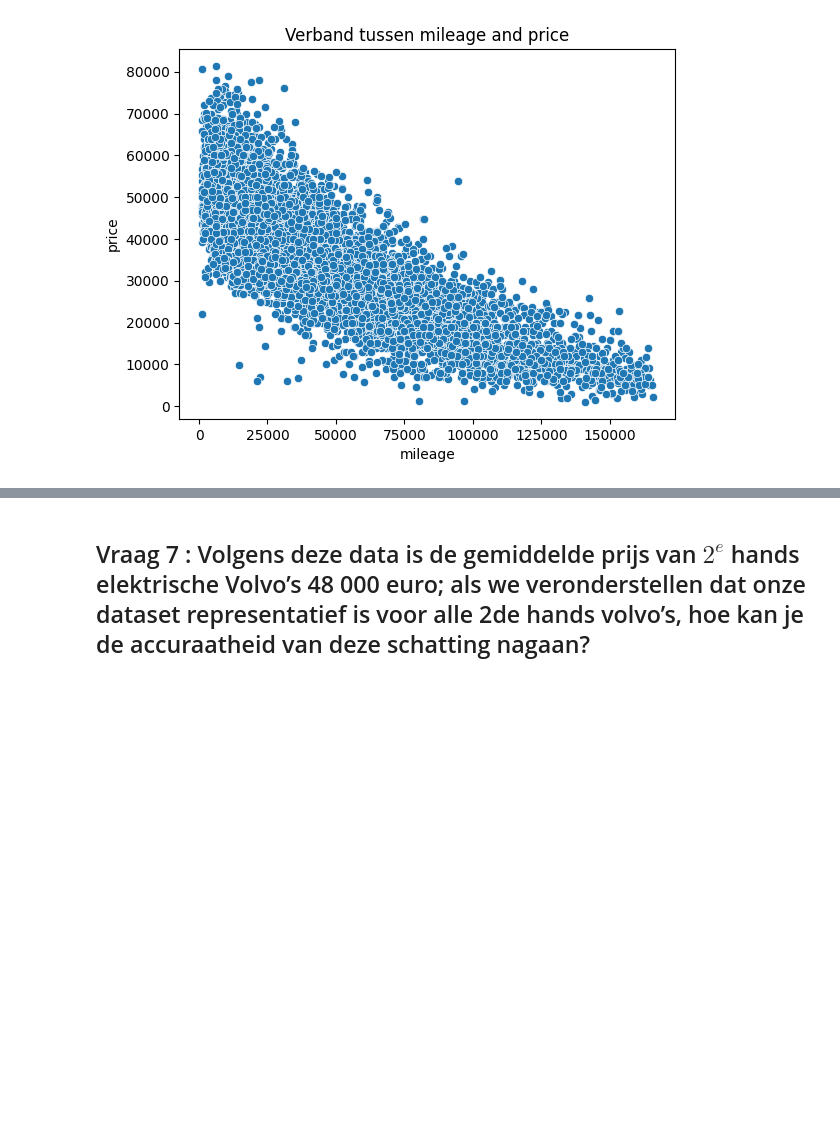
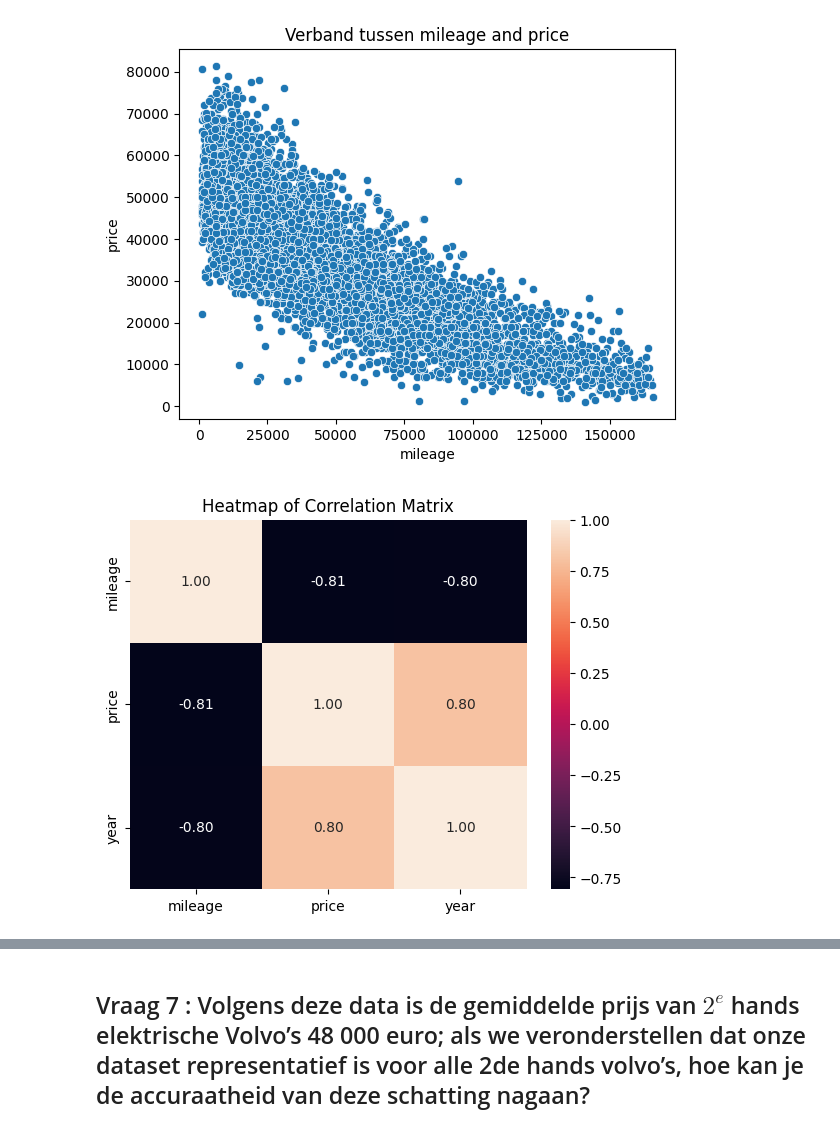
Before and after one commit to timsideanotmine/production, a Jupyter notebook: notebooks/autoproductie.ipynb, the cells around one changed output, grey strips where cells are left out. Cells and saved outputs as stored; diff of their text form; code cells hidden in the pictures; blank space fills up the shorter version.

```diff
--- a/notebooks/autoproductie.ipynb
+++ b/notebooks/autoproductie.ipynb
@@ -555,3 +600,13 @@ plt.title('Verband tussen mileage and price')
 plt.show()
 # %% [output]
 [figure]
+# %%
+# SNS heatmap, werkt niet al te best blijkbaar, geen idee waarom
+
+# correlation_matrix = df_volvos_no_outliers[['mileage','price']].corr()
+correlation_matrix = df_volvos_no_outliers[['mileage','price', 'year']].corr()
+sns.heatmap(correlation_matrix, annot=True, fmt=".2f")
+plt.title('Heatmap of Correlation Matrix')
+plt.show()
+# %% [output]
+[figure, added]
```
Also changed, not shown: parts of 16 cells of this notebook, 1 other file.
